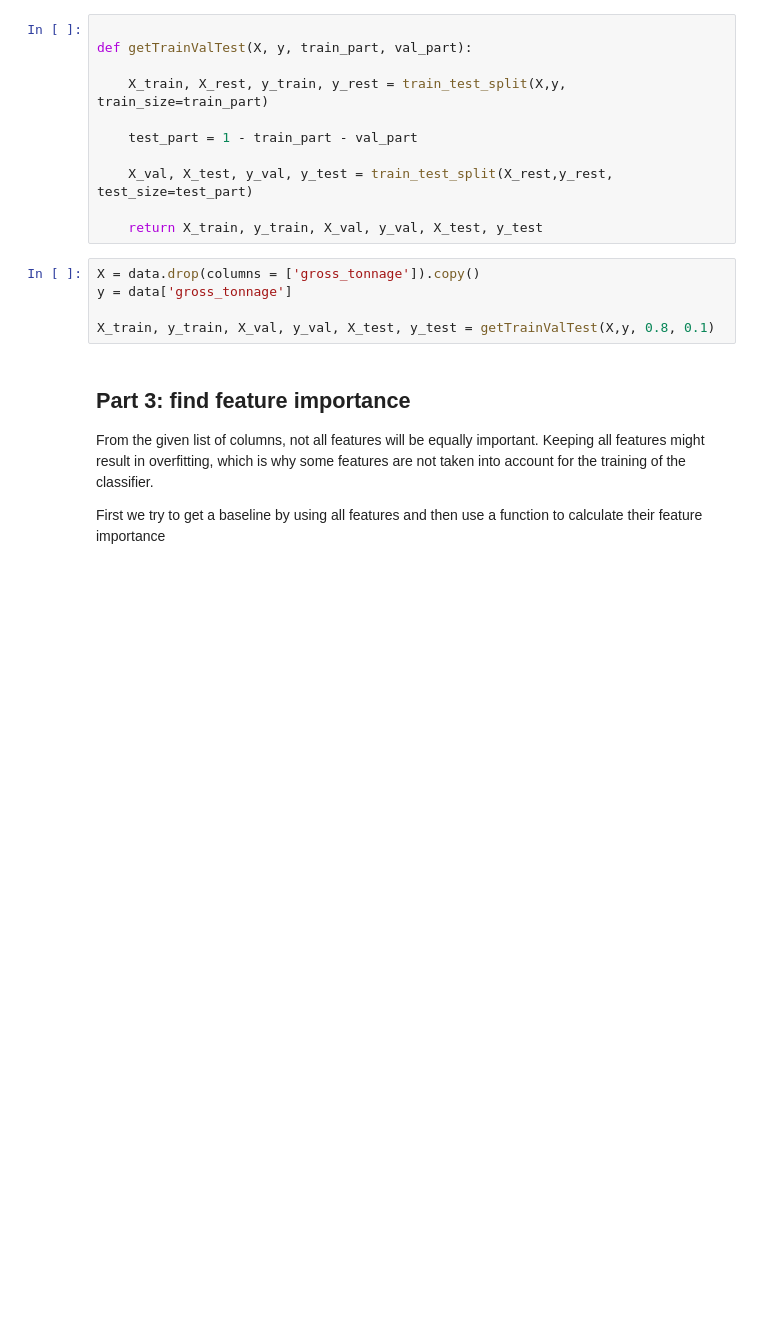
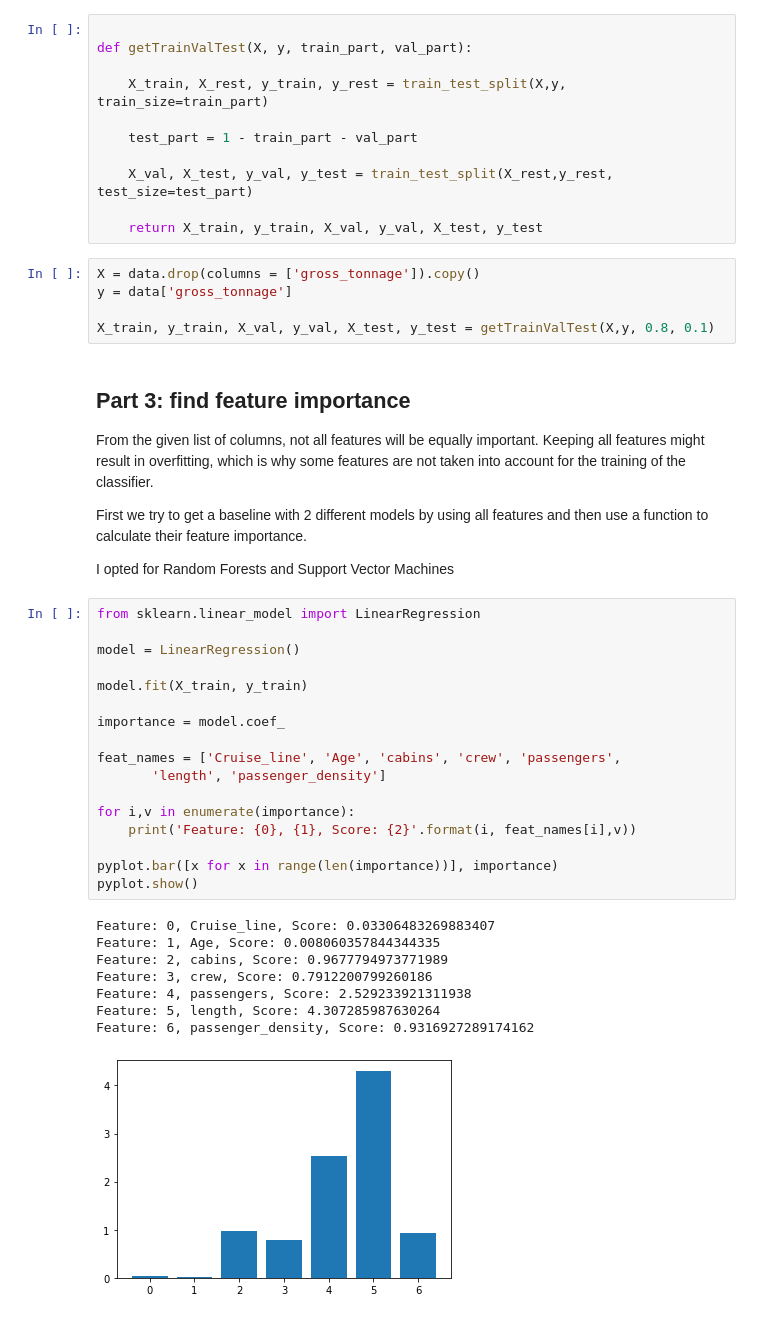
Before and after one commit to sinievanderben/DDG, a Jupyter notebook: ship.ipynb, the cells around one changed output. Saved outputs shown, nothing was run; the diff lists cells and outputs as text; blank space fills up the shorter version.

```diff
--- a/ship.ipynb
+++ b/ship.ipynb
@@ -151,4 +151,32 @@ X_train, y_train, X_val, y_val, X_test, y_test = getTrainValTest(X,y, 0.8, 0.1)
 ## Part 3: find feature importance
 From the given list of columns, not all features will be equally important. Keeping all features might result in overfitting, which is why some features are not taken into account for the training of the classifier.
 
-First we try to get a baseline by using all features and then use a function to calculate their feature importance
+First we try to get a baseline with 2 different models by using all features and then use a function to calculate their feature importance.
+
+I opted for Random Forests and Support Vector Machines
+# %%
+from sklearn.linear_model import LinearRegression
+
+model = LinearRegression()
+
+model.fit(X_train, y_train)
+
+importance = model.coef_
+
+feat_names = ['Cruise_line', 'Age', 'cabins', 'crew', 'passengers',
+       'length', 'passenger_density']
+
+for i,v in enumerate(importance):
+	print('Feature: {0}, {1}, Score: {2}'.format(i, feat_names[i],v))
+
+pyplot.bar([x for x in range(len(importance))], importance)
+pyplot.show()
+# %% [output]
+Feature: 0, Cruise_line, Score: 0.03306483269883407
+Feature: 1, Age, Score: 0.008060357844344335
+Feature: 2, cabins, Score: 0.9677794973771989
+Feature: 3, crew, Score: 0.7912200799260186
+Feature: 4, passengers, Score: 2.529233921311938
+Feature: 5, length, Score: 4.307285987630264
+Feature: 6, passenger_density, Score: 0.9316927289174162
+[figure, added]
```
Also changed, not shown: parts of 8 cells of this notebook, 1 other file.
